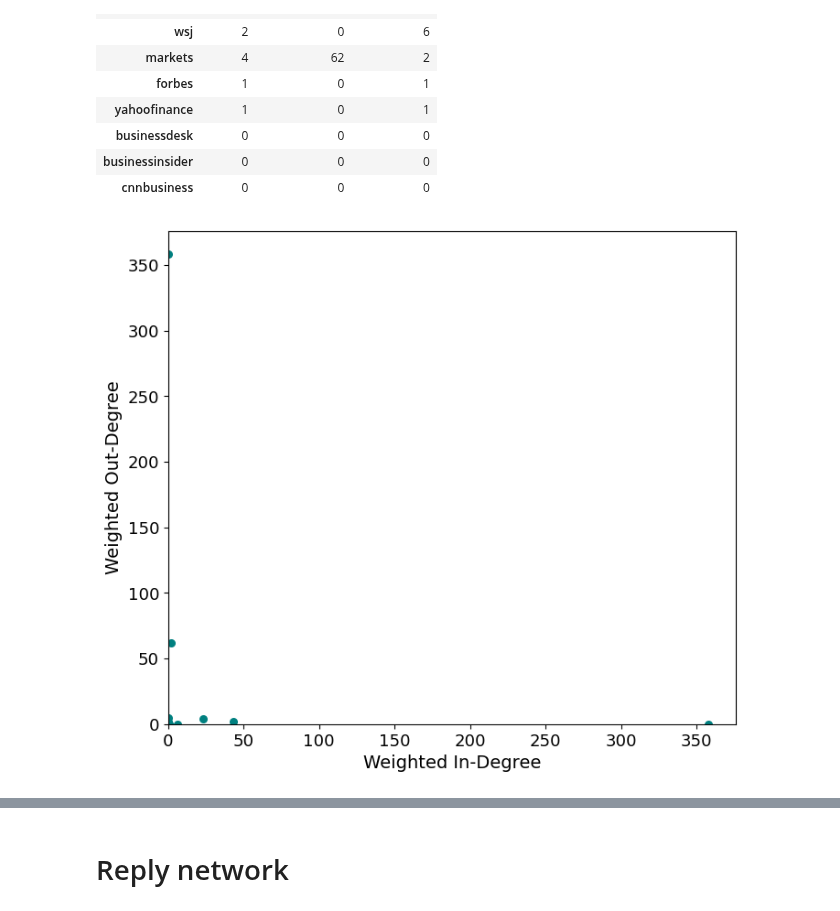
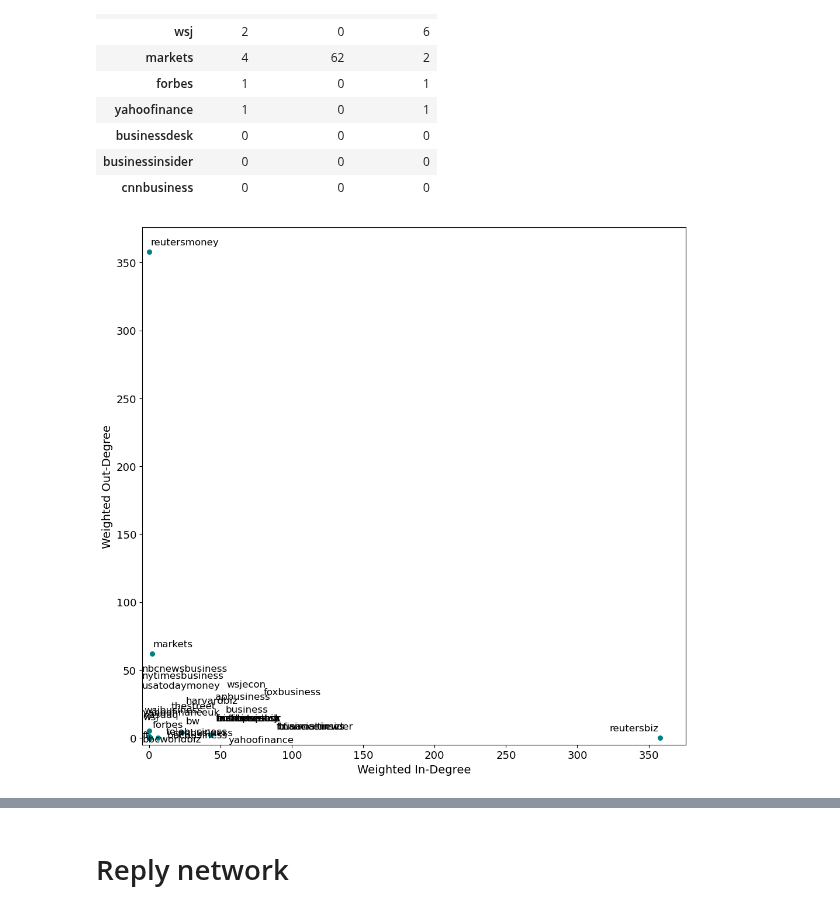
Before and after one commit to kbankowski/2022-11_data-academy, a Jupyter notebook: Level2/Group Projects/07_Network_Twitter/Project_Codes.ipynb, the cells around one changed output, grey strips where cells are left out. Saved outputs shown, nothing was run; the diff lists cells and outputs as text; code cells hidden in the pictures.

```diff
--- a/Level2/Group Projects/07_Network_Twitter/Project_Codes.ipynb
+++ b/Level2/Group Projects/07_Network_Twitter/Project_Codes.ipynb
@@ -461,11 +461,25 @@ df.sort_values(by="W-In-Degree", ascending=False).head(10)
 | cnnbusiness | 0 | 0 | 0 |
 # %%
 # produce a scatter plot
-ax = df.plot(kind="scatter", x="W-In-Degree", y="W-Out-Degree", figsize=(8, 7),
+ax = df.plot(kind="scatter", x="W-In-Degree", y="W-Out-Degree", figsize=(12, 11.5),
     fontsize=13, color="teal", s=30)
-ax.set_xlim(0)
-ax.set_ylim(0)
+ax.set_xlim(-5)
+ax.set_ylim(-5)
 ax.set_xlabel("Weighted In-Degree", fontsize=14)
 ax.set_ylabel("Weighted Out-Degree", fontsize=14);
+
+texts = []
+
+# Loop through the DataFrame and add data labels
+for index, row in df.iterrows():
+    label = index  # or any other label you want to use from the DataFrame
+    text = ax.annotate(label, (row["W-In-Degree"], row["W-Out-Degree"]),
+                textcoords="offset points", xytext=(0, 5), ha='center', fontsize=12)
+    texts.append(text)
+
+# Adjust the labels to prevent overlapping
+adjust_text(texts)
+
+plt.savefig('output_image4.png', dpi=300, bbox_inches='tight')
 # %% [output]
-[figure, old version]
+[figure, new version]
```
Also changed, not shown: parts of 1 cell of this notebook, 3 other files.
